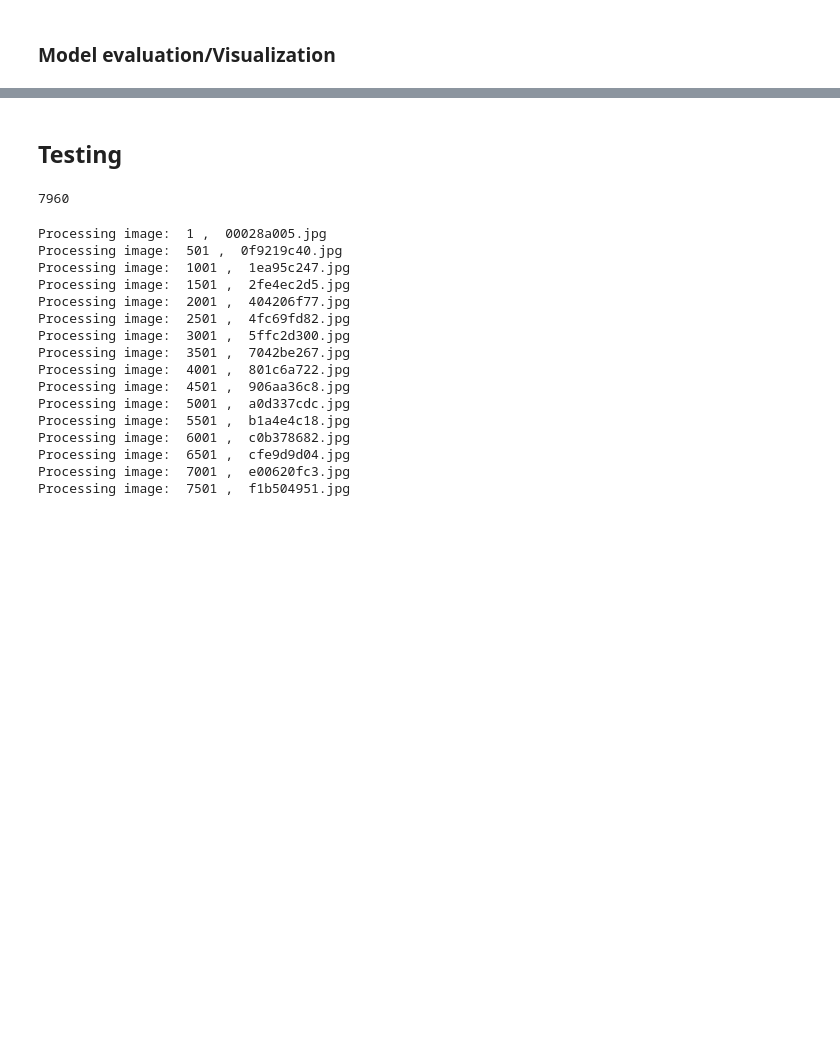
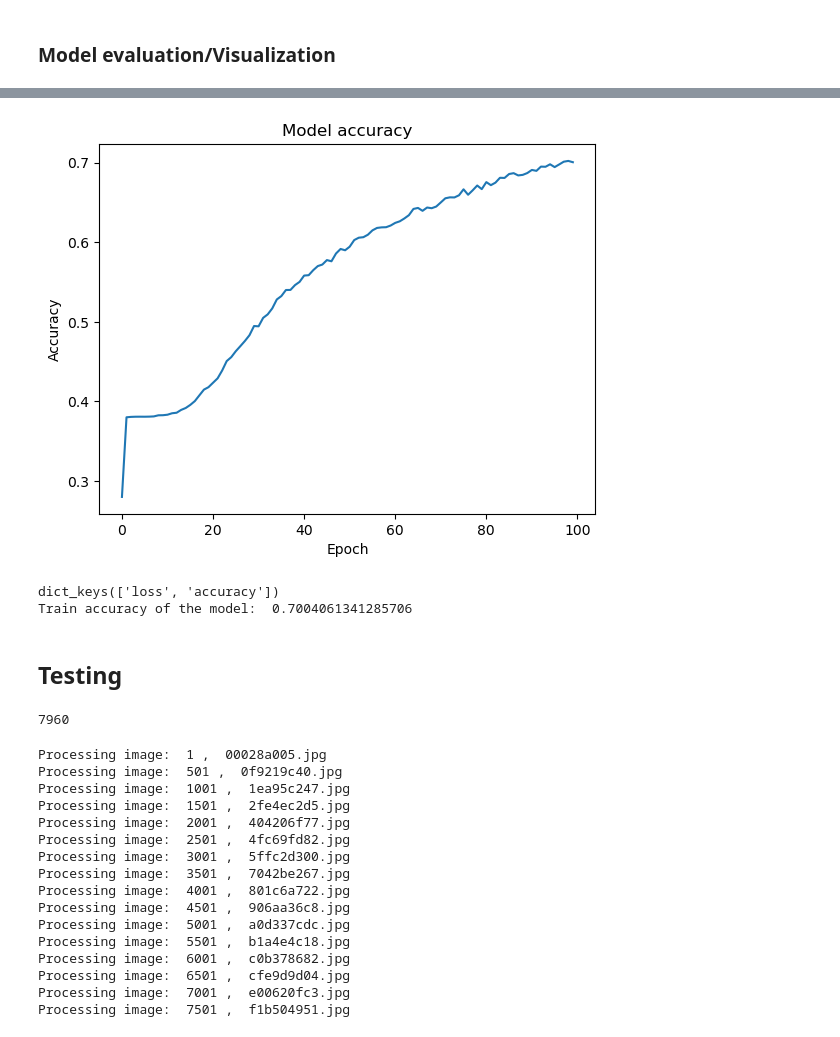
Before and after one commit to AngelV129/Whales-kaggle-data, a Jupyter notebook: Whales_project.ipynb, the cells around one changed output, grey strips where cells are left out. Drawn from its saved outputs; the diff is of its cells as text; code cells hidden in the pictures; blank space fills up the shorter version.

```diff
--- a/Whales_project.ipynb
+++ b/Whales_project.ipynb
@@ -452,3 +524,17 @@ Epoch 1/50
+# %%
+plt.plot(history.history['accuracy'])
+plt.title('Model accuracy')
+plt.ylabel('Accuracy')
+plt.xlabel('Epoch')
+plt.show()
+# %% [output]
+[figure, added]
+# %%
+print(history.history.keys())
+print('Train accuracy of the model: ',history.history['accuracy'][-1])
+# %% [output]
+dict_keys(['loss', 'accuracy'])
+Train accuracy of the model:  0.7004061341285706
 # %% [markdown]
 ## Testing
 # %%
```
Also changed, not shown: parts of 15 cells of this notebook, 3 other files.
